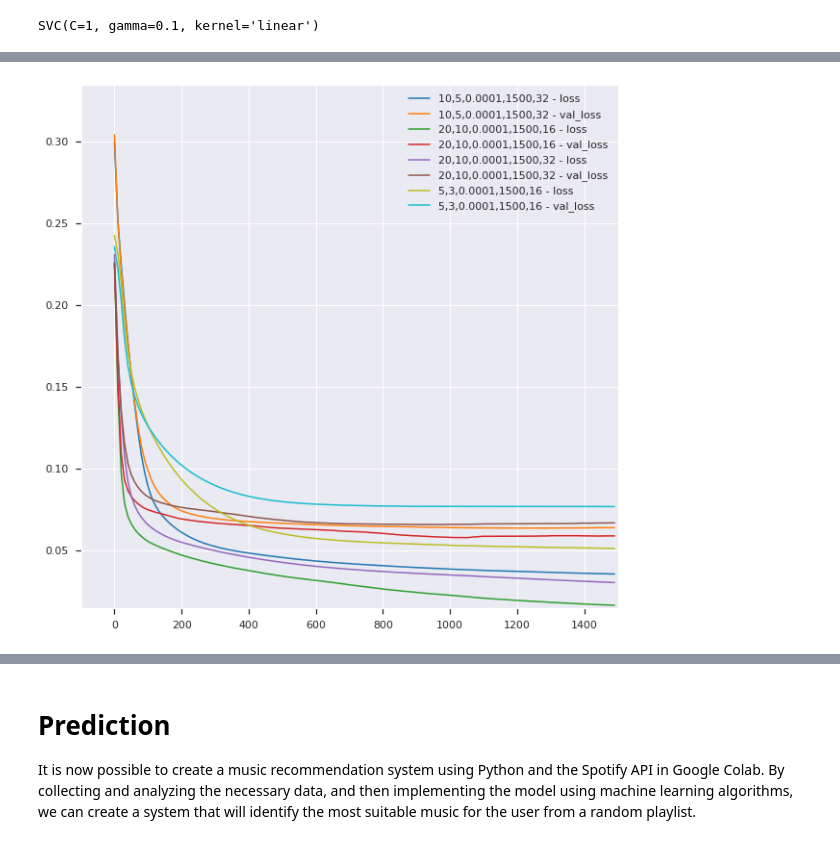
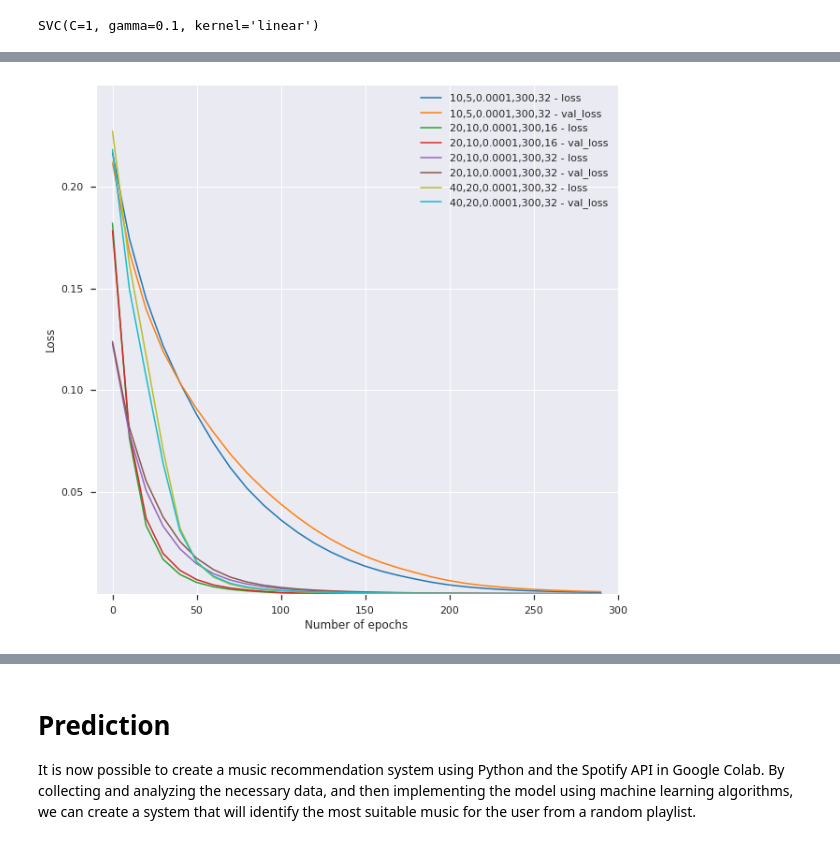
Before and after one commit to claramarto11/AAvanceproject, a Jupyter notebook: Projeto_final.ipynb, the cells around one changed output, grey strips where cells are left out. Drawn from its saved outputs; the diff is of its cells as text; code cells hidden in the pictures.

```diff
--- a/Projeto_final.ipynb
+++ b/Projeto_final.ipynb
@@ -571,8 +546,8 @@ mean_fpr = np.linspace(0,1,100)
 fig, ax = plt.subplots()
 
 for i, (train,test) in enumerate(kfold.split(X,y)):
-    model.fit(X.loc[train], y[train])
-    y_proba = model.predict_proba(X.loc[test])
+    model_log.fit(X.loc[train], y[train])
+    y_proba = model_log.predict_proba(X.loc[test])
     fpr, tpr, _ = roc_curve(y[test], y_proba[:,1])
 
     interp_tpr = np.interp(mean_fpr, fpr, tpr)
@@ -953,19 +876,3 @@ plt.show()
 # %% [output]
 Optimal number of features: 8
 [figure]
-# %%
-# Analyze feature importances
-
-rfc = RandomForestClassifier(n_estimators = 500, max_depth=4, random_state=42)
-rfc.fit(X_train, y_train)
-
-important_features_dict = {}
-for idx, val in enumerate(rfc.feature_importances_):
-    important_features_dict[idx] = val
-
-important_features_list = sorted(important_features_dict,
-                                 key=important_features_dict.get,
-                                 reverse=True)
-
-for i in range(len(important_features_list[:8])):
-    print(f"{i+1}. {X_train.columns[important_features_list[i]]} {important_features_dict[important_features_list[i]]}")
@@ -1272,7 +1163,8 @@ from tensorflow.keras.optimizers import Adam
 from tensorflow.keras.losses import MeanSquaredError
 # %%
 # Assign the input and output vectors
-X = df.drop(columns = ['like', 'id', 'title', 'all_artists', 'release_date'])
+X = df.drop(columns = ['id','title','all_artists','mode', 'duration_ms',
+                          'key', 'time_signature','tempo','release_date'])
 y = df[['like']]
 
 # Normalize Data
@@ -1295,10 +1187,10 @@ X_val, X_test, y_val, y_test = train_test_split(X_val, y_val, train_size = 0.66,
 n_features = X_train.shape[1]
 
 # [first hidden layer, second hidden layer, learning rate, epochs, batch size]
-params = [[20, 10, 1e-4, 1500, 16],
-          [20, 10, 1e-4, 1500, 32],
-          [10, 5, 1e-4, 1500, 32],
-          [5, 3, 1e-4, 1500, 16]]
+params = [[20, 10, 1e-4, 300, 16],
+          [20, 10, 1e-4, 300, 32],
+          [10, 5, 1e-4, 300, 32],
+          [40, 20, 1e-4, 300, 32]]
 
 results_df = pd.DataFrame(columns = ['resid', 'x_axis', 'label'])
 losses_df = pd.DataFrame(columns = ['epoch', 'loss', 'val_loss', 'label'])
@@ -1317,7 +1209,8 @@ for i in range(len(params)):
     # Define the optimizer
     model.compile(
         optimizer = Adam(learning_rate=params[i][2]),
-        loss = MeanSquaredError()
+        loss = MeanSquaredError(),
+        metrics = ['accuracy']
     )
 
     # Fit the model
@@ -1341,6 +1234,8 @@ for i in range(len(params)):
             'epoch': [(i // 10)*10 for i in history.epoch],
             'loss': history.history['loss'],
             'val_loss': history.history['val_loss'],
+            'acc':history.history['accuracy'],
+            'val_acc':history.history['val_accuracy'],
             'label': ','.join([str(j) for j in params[i]])
         })
     )
@@ -1356,27 +1251,28 @@ Iteration 4/4
 # %%
 losses = losses_df.groupby(['epoch', 'label']).mean().reset_index().sort_values(by = ['label', 'epoch'])
 losses = pd.melt(losses, id_vars = ['epoch', 'label'], value_vars = ['loss', 'val_loss'], var_name = 'test')
 losses['label'] = losses['label'] + ' - ' + losses['test']
 losses = losses.sort_values(by = ['label', 'epoch'])
 
 labels = losses.label.unique()
 colors = ['tab:blue', 'tab:orange', 'tab:green', 'tab:red',
          'tab:purple', 'tab:brown', 'tab:olive', 'tab:cyan']
 
 fig, ax = plt.subplots()
 for i in range(len(labels)):
 
     idxs = losses.label == labels[i]
 
     ax.plot(
         losses[idxs].epoch, losses[idxs].value, c=colors[i], label=labels[i]
     )
 
 ax.legend()
 ax.grid(True)
-plt.xlim([-100, 1500])
+plt.xlim([-10, 300])
 plt.ylim([losses.value.min()*0.9, losses.value.max()*1.1])
-
+plt.xlabel('Number of epochs')
+plt.ylabel('Loss')
 plt.show()
 # %% [output]
-[figure, old version]
+[figure, new version]
```
Also changed, not shown: parts of 70 cells of this notebook.
